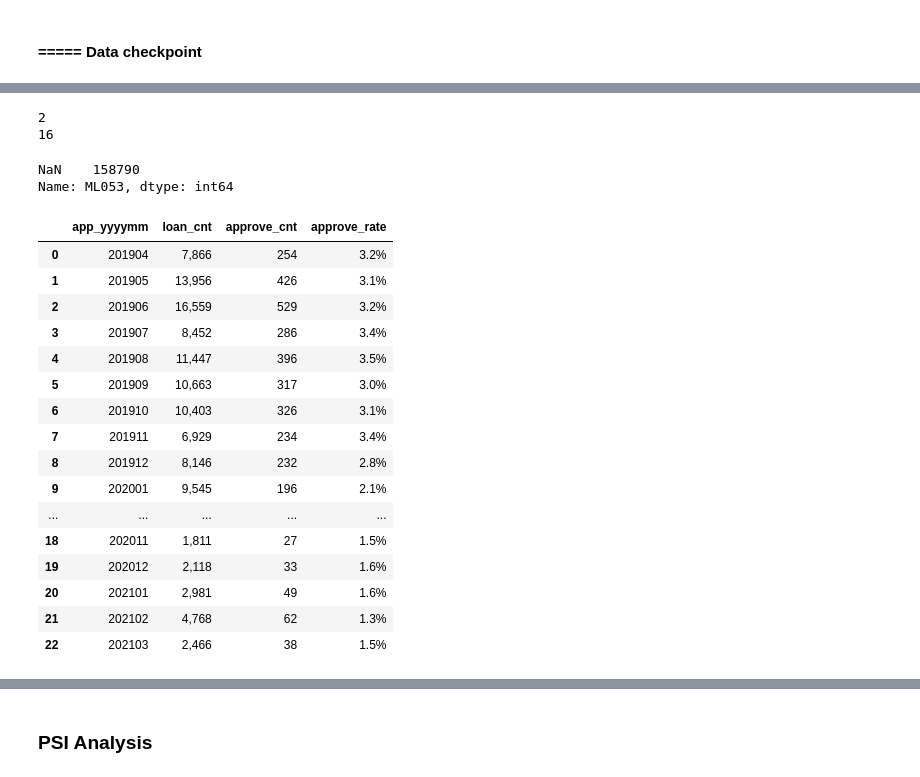
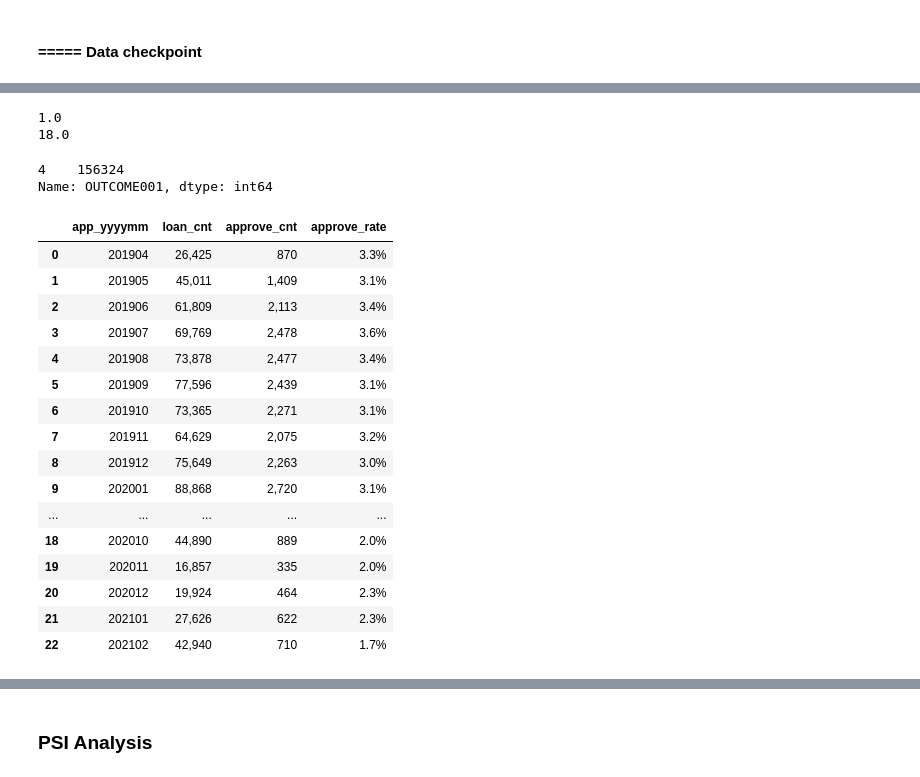
Before and after one commit to adriant42/mac_lb_model, a Jupyter notebook: 01_target_analysis.ipynb, the cells around one changed output, grey strips where cells are left out. Saved outputs shown, nothing was run; the diff lists cells and outputs as text; code cells hidden in the pictures.

```diff
--- a/01_target_analysis.ipynb
+++ b/01_target_analysis.ipynb
@@ -109,6 +109,15 @@ mac_df.loc[:, 'app_yyyymm'] = mac_df.loc[:, 'app_date'].swifter.apply(make_month
 
 # Change datetime data type
 mac_df.loc[:, 'app_date_dt'] = pd.to_datetime(mac_df.loc[:, 'app_date'])
+
+# Limit to met_request only
+mac_df = mac_df.loc[mac_df['MET_REQUEST']==1, :]
+
+# Limit to non call-center application
+mac_df = mac_df.loc[mac_df['ibtm_flag']==0, :]
+
+# Limit to simulated outcome001=4
+mac_df = mac_df.loc[mac_df['OUTCOME001']==4, :]
 # %%
 print(mac_df.loc[:, 'app_date_dt'].min())
 print(mac_df.loc[:, 'app_date_dt'].max())
@@ -118,42 +127,44 @@ print(mac_df.loc[:, 'app_date_dt'].max())
 # %%
-print(mac_df.loc[:, 'sims_CL105'].min())
-print(mac_df.loc[:, 'sims_CL105'].max())
+print(mac_df.loc[:, 'CL105'].min())
+print(mac_df.loc[:, 'CL105'].max())
 # %% [output]
-2
-16
+1.0
+18.0
 # %%
-mac_df.loc[:, 'ML053'].value_counts(dropna=False)
+mac_df.loc[mac_df['price_test']=='CONTROL', 'OUTCOME001'].value_counts(dropna=False)
 # %% [output]
-NaN    158790
-Name: ML053, dtype: int64
+4    156324
+Name: OUTCOME001, dtype: int64
 # %%
+df1 = mac_df.loc[mac_df['price_test']=='CONTROL', :]
+
 approve_rate = mac_df.groupby('app_yyyymm').apply(lambda x: pd.Series({
                     'loan_cnt': x['selected'].count(),
                     'approve_cnt': x['selected'].sum(),
                     'approve_rate': x['selected'].sum() / x['selected'].count()
                 })).reset_index().sort_values('app_yyyymm')
 approve_rate. \
     style.format({'loan_cnt': '{:,.0f}',
                   'approve_cnt': '{:,.0f}',
                   'approve_rate': '{:.1%}'})
 # %% [output]
 |  | app_yyyymm | loan_cnt | approve_cnt | approve_rate |
-| 0 | 201904 | 7,866 | 254 | 3.2% |
-| 1 | 201905 | 13,956 | 426 | 3.1% |
-| 2 | 201906 | 16,559 | 529 | 3.2% |
-| 3 | 201907 | 8,452 | 286 | 3.4% |
-| 4 | 201908 | 11,447 | 396 | 3.5% |
-| 5 | 201909 | 10,663 | 317 | 3.0% |
-| 6 | 201910 | 10,403 | 326 | 3.1% |
-| 7 | 201911 | 6,929 | 234 | 3.4% |
-| 8 | 201912 | 8,146 | 232 | 2.8% |
-| 9 | 202001 | 9,545 | 196 | 2.1% |
+| 0 | 201904 | 26,425 | 870 | 3.3% |
+| 1 | 201905 | 45,011 | 1,409 | 3.1% |
+| 2 | 201906 | 61,809 | 2,113 | 3.4% |
+| 3 | 201907 | 69,769 | 2,478 | 3.6% |
+| 4 | 201908 | 73,878 | 2,477 | 3.4% |
+| 5 | 201909 | 77,596 | 2,439 | 3.1% |
+| 6 | 201910 | 73,365 | 2,271 | 3.1% |
+| 7 | 201911 | 64,629 | 2,075 | 3.2% |
+| 8 | 201912 | 75,649 | 2,263 | 3.0% |
+| 9 | 202001 | 88,868 | 2,720 | 3.1% |
 | ... | ... | ... | ... | ... |
-| 18 | 202011 | 1,811 | 27 | 1.5% |
-| 19 | 202012 | 2,118 | 33 | 1.6% |
-| 20 | 202101 | 2,981 | 49 | 1.6% |
-| 21 | 202102 | 4,768 | 62 | 1.3% |
-| 22 | 202103 | 2,466 | 38 | 1.5% |
+| 18 | 202010 | 44,890 | 889 | 2.0% |
+| 19 | 202011 | 16,857 | 335 | 2.0% |
+| 20 | 202012 | 19,924 | 464 | 2.3% |
+| 21 | 202101 | 27,626 | 622 | 2.3% |
+| 22 | 202102 | 42,940 | 710 | 1.7% |
 # %%
 plt.rcParams = plt.rcParamsDefault
 
```
Also changed, not shown: parts of 25 cells of this notebook.
